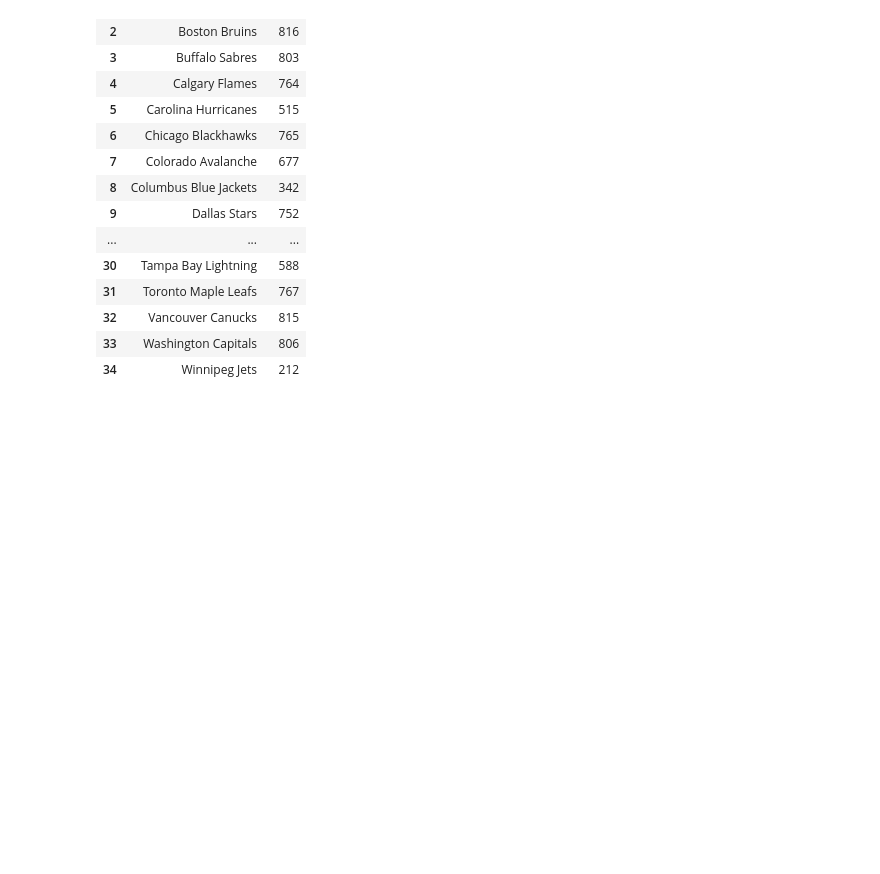
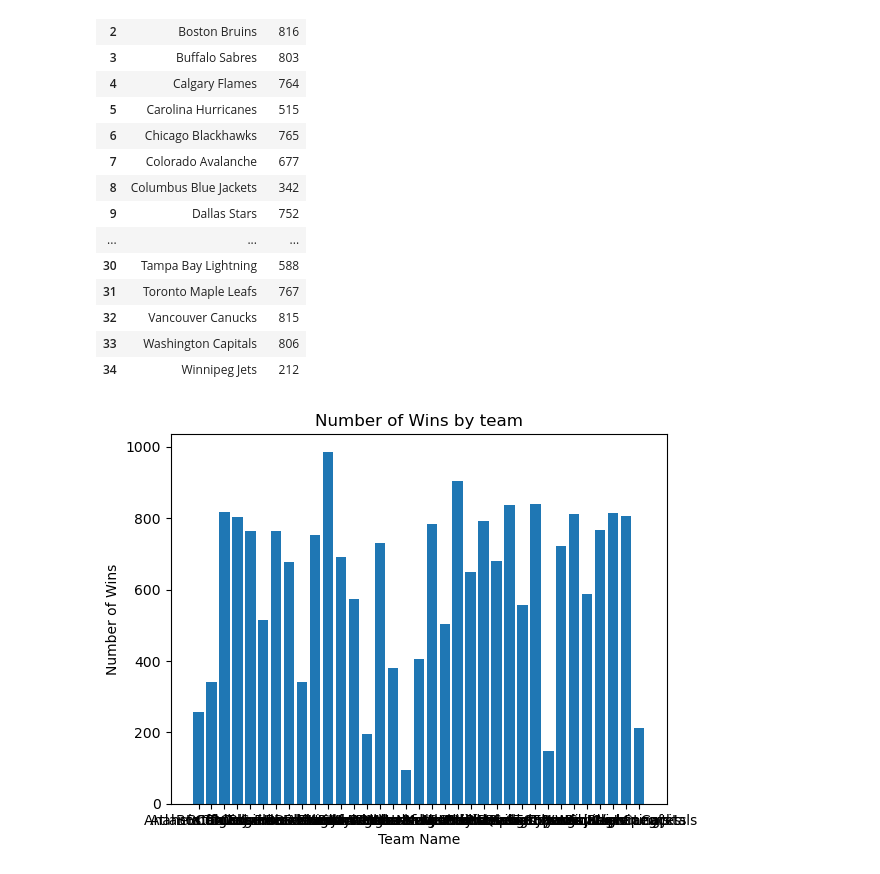
Before and after one commit to ni-lie/web-scraping-plus-eda, a Jupyter notebook: main.ipynb, the cells around one changed output. Drawn from its saved outputs; the diff is of its cells as text; code cells hidden in the pictures; blank space fills up the shorter version.

```diff
--- a/main.ipynb
+++ b/main.ipynb
@@ -208,3 +209,12 @@ aggregate_df
 | 32 | Vancouver Canucks | 815 |
 | 33 | Washington Capitals | 806 |
 | 34 | Winnipeg Jets | 212 |
+# %%
+# create a bar gaph
+plt.bar(aggregate_df['Team Name'], aggregate_df['Wins'])
+plt.xlabel('Team Name')
+plt.ylabel('Number of Wins')
+plt.title('Number of Wins by team')
+plt.show()
+# %% [output]
+[figure, added]
```
Also changed, not shown: parts of 1 cell of this notebook.
